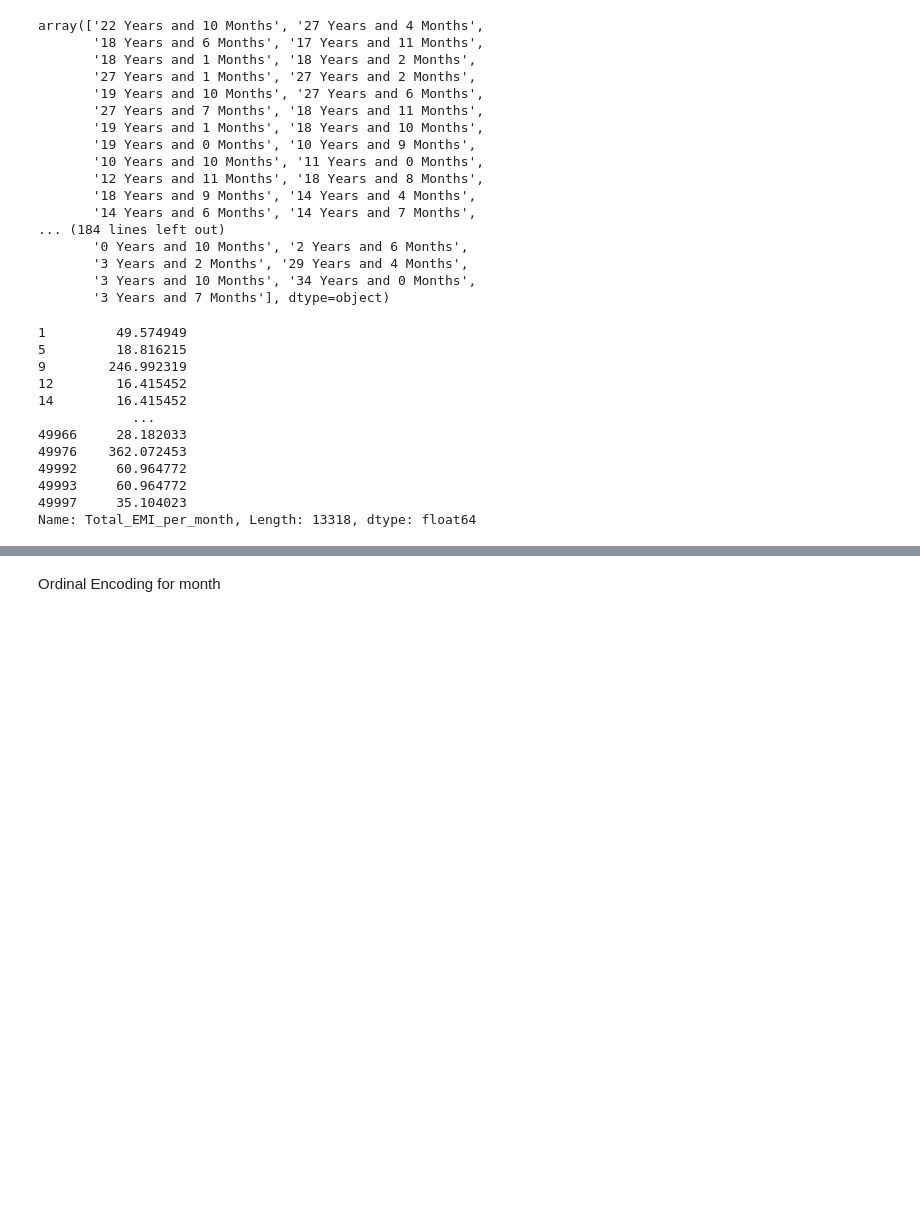
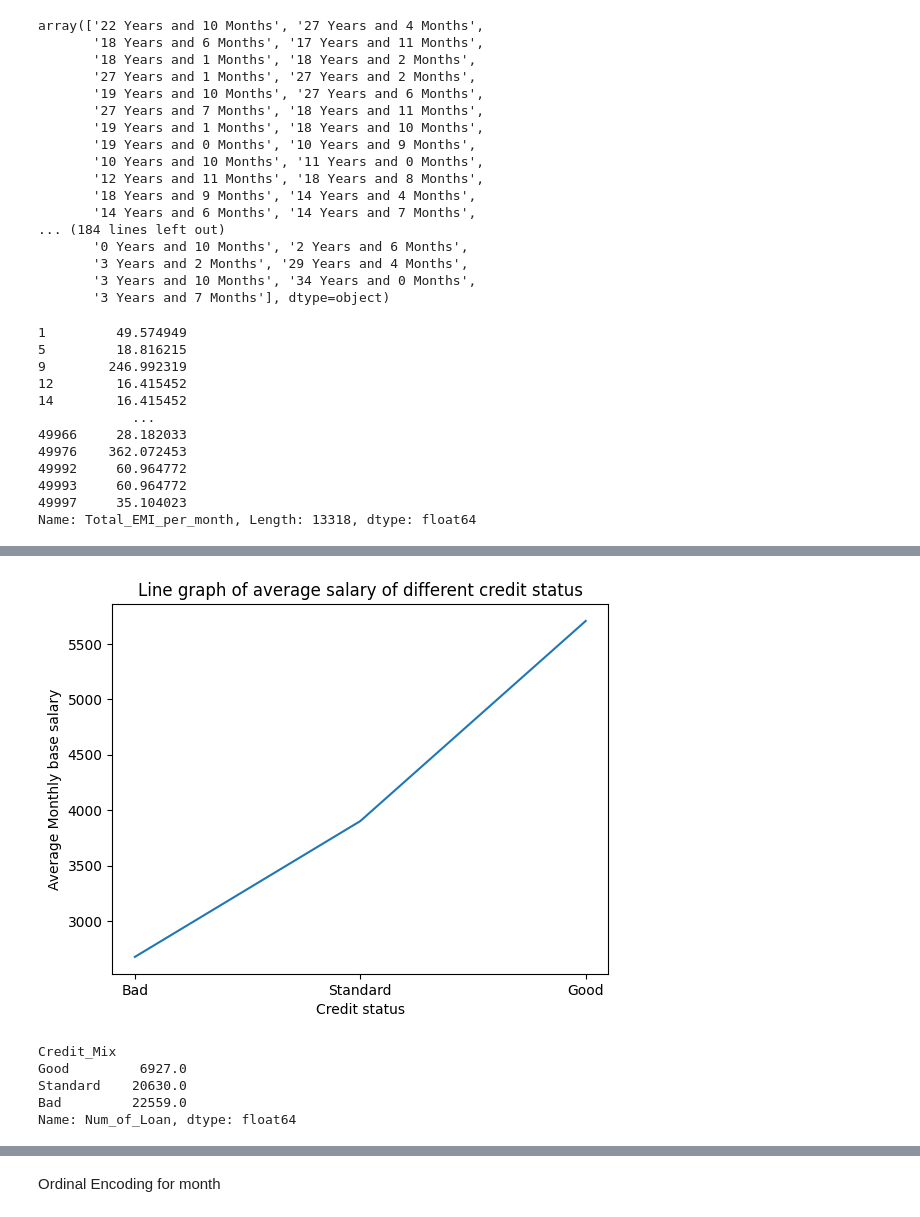
Before and after one commit to Anson369/Credit-card-status-prediction, a Jupyter notebook: credit_score.ipynb, the cells around one changed output, grey strips where cells are left out. Saved outputs shown, nothing was run; the diff lists cells and outputs as text; code cells hidden in the pictures; blank space fills up the shorter version.

```diff
--- a/credit_score.ipynb
+++ b/credit_score.ipynb
@@ -189,0 +260,17 @@ df=df[df['Monthly_Balance']>0] # removing negative values
+# %%
+plt.plot(z)
+plt.xlabel('Credit status')
+plt.ylabel('Average Monthly base salary')
+plt.title('Line graph of average salary of different credit status')
+plt.show()
+# %% [output]
+[figure, added]
+# %%
+z=df1.groupby(['Credit_Mix'])['Num_of_Loan'].sum().sort_values()
+z
+# %% [output]
+Credit_Mix
+Good         6927.0
+Standard    20630.0
+Bad         22559.0
+Name: Num_of_Loan, dtype: float64
```
Also changed, not shown: parts of 25 cells of this notebook, 1 other file.
